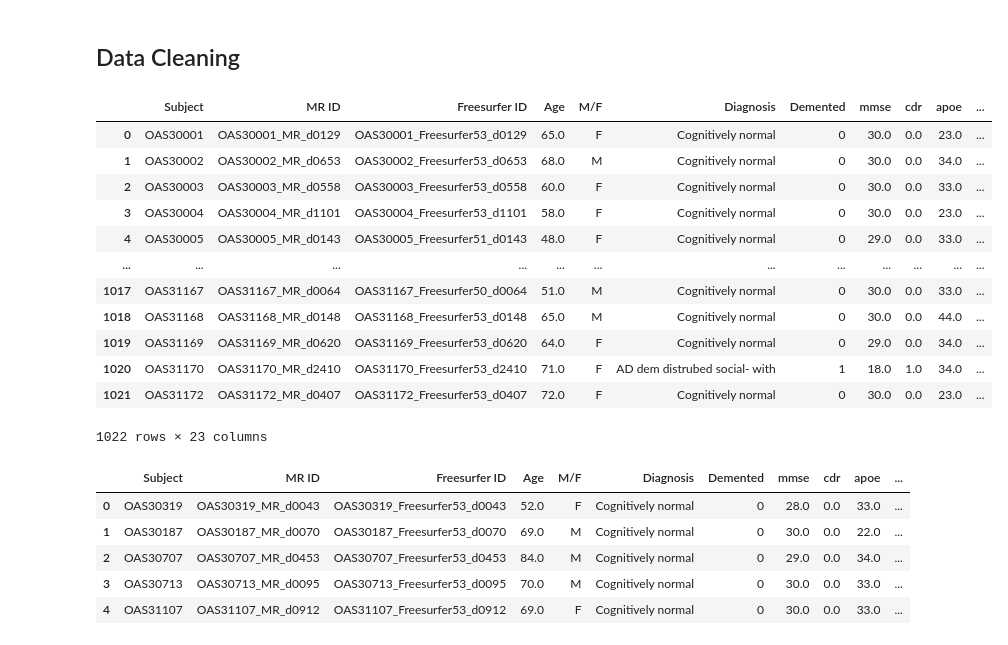
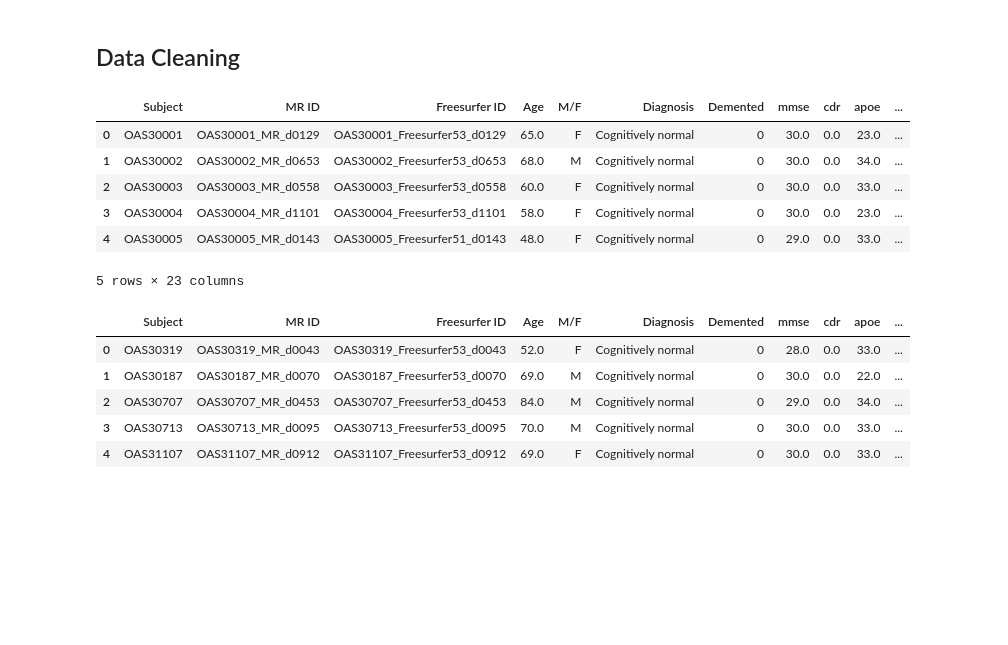
Before and after one commit to jakl3/Polygence, a Jupyter notebook: Visualization/mri_visualization.ipynb, the cells around one changed output. Cells and saved outputs as stored; diff of their text form; code cells hidden in the pictures; blank space fills up the shorter version.

```diff
--- a/Visualization/mri_visualization.ipynb
+++ b/Visualization/mri_visualization.ipynb
@@ -42,28 +36,22 @@ df = df.reset_index(drop=True) # Reset the index
 # %%
 def label_disease (row):
     if row['cdr'] < 0.5:
         return 0
     elif row['Diagnosis'] == 'Cognitively normal':
         return 0
     else:
         return 1
 # Labels the diagnosis numerically
 df.insert(6, 'Demented', df.apply (lambda row : label_disease(row), axis=1))
-df
+df.head()
 # %% [output]
 |  | Subject | MR ID | Freesurfer ID | Age | M/F | Diagnosis | Demented | mmse | cdr | apoe | ... |
 | 0 | OAS30001 | OAS30001_MR_d0129 | OAS30001_Freesurfer53_d0129 | 65.0 | F | Cognitively normal | 0 | 30.0 | 0.0 | 23.0 | ... |
 | 1 | OAS30002 | OAS30002_MR_d0653 | OAS30002_Freesurfer53_d0653 | 68.0 | M | Cognitively normal | 0 | 30.0 | 0.0 | 34.0 | ... |
 | 2 | OAS30003 | OAS30003_MR_d0558 | OAS30003_Freesurfer53_d0558 | 60.0 | F | Cognitively normal | 0 | 30.0 | 0.0 | 33.0 | ... |
 | 3 | OAS30004 | OAS30004_MR_d1101 | OAS30004_Freesurfer53_d1101 | 58.0 | F | Cognitively normal | 0 | 30.0 | 0.0 | 23.0 | ... |
 | 4 | OAS30005 | OAS30005_MR_d0143 | OAS30005_Freesurfer51_d0143 | 48.0 | F | Cognitively normal | 0 | 29.0 | 0.0 | 33.0 | ... |
-| ... | ... | ... | ... | ... | ... | ... | ... | ... | ... | ... | ... |
-| 1017 | OAS31167 | OAS31167_MR_d0064 | OAS31167_Freesurfer50_d0064 | 51.0 | M | Cognitively normal | 0 | 30.0 | 0.0 | 33.0 | ... |
-| 1018 | OAS31168 | OAS31168_MR_d0148 | OAS31168_Freesurfer53_d0148 | 65.0 | M | Cognitively normal | 0 | 30.0 | 0.0 | 44.0 | ... |
-| 1019 | OAS31169 | OAS31169_MR_d0620 | OAS31169_Freesurfer53_d0620 | 64.0 | F | Cognitively normal | 0 | 29.0 | 0.0 | 34.0 | ... |
-| 1020 | OAS31170 | OAS31170_MR_d2410 | OAS31170_Freesurfer53_d2410 | 71.0 | F | AD dem distrubed social- with | 1 | 18.0 | 1.0 | 34.0 | ... |
-| 1021 | OAS31172 | OAS31172_MR_d0407 | OAS31172_Freesurfer53_d0407 | 72.0 | F | Cognitively normal | 0 | 30.0 | 0.0 | 23.0 | ... |
-1022 rows × 23 columns
+5 rows × 23 columns
 # %%
 # Creates a sample from df, with equal distribution of CN and Demented
 samp_df = df.groupby('Demented').apply(lambda x: x.sample(n=10, random_state=1)).reset_index(drop = True)
```
Also changed, not shown: parts of 12 cells of this notebook, 2 other files.
